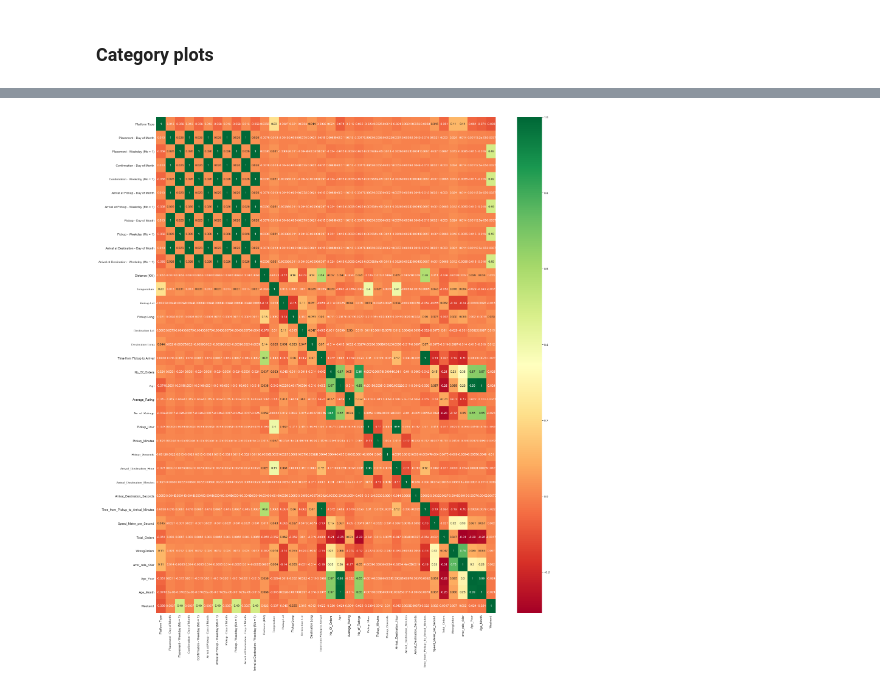
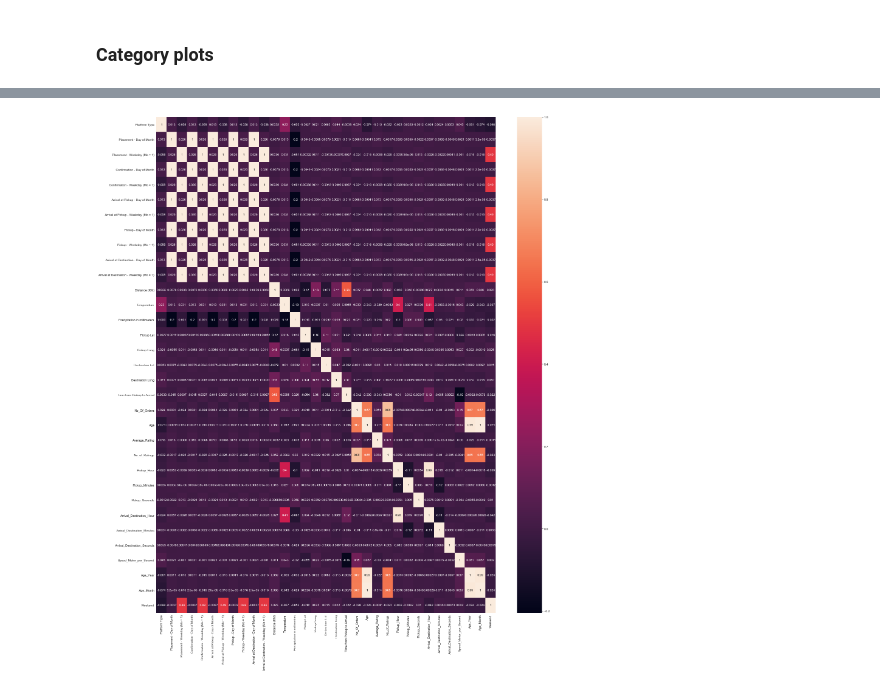
Before and after one commit to EDSA-Team-1-JHB/Sendy-Logistics-Challenge, a Jupyter notebook: EDA/Sendy Logistics Challenge EDA.ipynb, the cells around one changed output, grey strips where cells are left out. Saved outputs shown, nothing was run; the diff lists cells and outputs as text; code cells hidden in the pictures.

```diff
--- a/EDA/Sendy Logistics Challenge EDA.ipynb
+++ b/EDA/Sendy Logistics Challenge EDA.ipynb
@@ -263,5 +260,2 @@ The destination Arrival hours seems to match the Pickup Hours
-# %%
-## convert target from seconds to minutes.
-train['Time_from_Pickup_to_Arrival_Minutes'] = train['Time from Pickup to Arrival']/60
 # %% [markdown]
 ### The most important variable : Distance (KM)
@@ -328,6 +325,0 @@ riders['WrongOrders'] = riders['Rider Id'].map(plot1.groupby('Rider Id').agg('co
-# %%
-train['Total_Orders'] = train['Rider Id'].map(train.groupby('Rider Id').agg('count')['Order No'])
-train = pd.merge(train,riders.drop(['No_of_Ratings','Average_Rating','Age','No_Of_Orders'],axis=1),on='Rider Id',how='left')
-test = pd.merge(test,riders.drop(['No_of_Ratings','Average_Rating','Age','No_Of_Orders'],axis=1),on='Rider Id',how='left')
-train['error_rate_rider'] = train['WrongOrders']/train['Total_Orders']
-test['error_rate_rider'] = test['Rider Id'].map(train['error_rate_rider'])
@@ -425,10 +347,10 @@ Name: Pickup_Hour, dtype: int64
 # %%
-train.loc[(train['Pickup_Hour']>=7)&(train['Pickup_Hour']<9),'DayTime']= 'Rush_Hour1'
-train.loc[(train['Pickup_Hour']>=9)&(train['Pickup_Hour']<=11),'DayTime']= 'Matin'
-train.loc[(train['Pickup_Hour']>11)&(train['Pickup_Hour']<=13),'DayTime']= '9ayla'
-train.loc[(train['Pickup_Hour']>13)&(train['Pickup_Hour']<17),'DayTime']= 'ApresMidi'
-train.loc[(train['Pickup_Hour']>=17)&(train['Pickup_Hour']<=19),'DayTime']= 'Rush_Hour2'
-train.loc[(train['Pickup_Hour']>19)&(train['Pickup_Hour']<7),'DayTime']= 'Night'
+train.loc[(train['Pickup_Hour'] >= 7) & (train['Pickup_Hour'] < 9),'DayTime'] = 'Rush_Hour1'
+train.loc[(train['Pickup_Hour'] >= 9) & (train['Pickup_Hour'] <= 11),'DayTime'] =  'Dawn'
+train.loc[(train['Pickup_Hour'] > 11) & (train['Pickup_Hour'] <= 13),'DayTime'] = 'Noon'
+train.loc[(train['Pickup_Hour'] > 13) & (train['Pickup_Hour'] < 17),'DayTime'] = 'Afternoon'
+train.loc[(train['Pickup_Hour'] >= 17) & (train['Pickup_Hour'] <= 19),'DayTime'] = 'Rush_Hour2'
+train.loc[(train['Pickup_Hour'] > 19) & (train['Pickup_Hour'] < 7),'DayTime'] = 'Night'
 # %% [markdown]
 ### Category plots
 # %%
@@ -475,7 +394,0 @@ g = sns.catplot(x="Distance (KM)", y="Time from Pickup to Arrival",hue="Arrival
-# %%
-train['pos_pickup'] = train['Pickup Long'].apply(str)+'_'+train['Pickup Lat'].apply(str)
-train['pos_dest'] = train['Destination Long'].apply(str)+'_'+train['Pickup Lat'].apply(str)
-test['pos_pickup'] = test['Pickup Long'].apply(str)+'_'+test['Pickup Lat'].apply(str)
-test['pos_dest'] = test['Destination Long'].apply(str)+'_'+test['Pickup Lat'].apply(str)
-train['from_to']= train['pos_pickup']+'_'+train['pos_dest']
-test['from_to']= test['pos_pickup']+'_'+test['pos_dest']
@@ -511,9 +395,9 @@ g = sns.catplot(x="Pickup_Hour", y="Speed_Meter_per_Second",#col="cluster_destin
 # %%
 corrmat = train.corr()
 top_corr_features = corrmat.index
 #plt.figure(figsize=(20,20))
 rcParams['figure.figsize'] = 25, 30
 #plot heat map
-g=sns.heatmap(train[top_corr_features].corr(),annot=True,cmap="RdYlGn")
+g=sns.heatmap(train[top_corr_features].corr(),annot=True)
 # %% [output]
-[figure, old version]
+[figure, new version]
```
Also changed, not shown: parts of 59 cells of this notebook.
